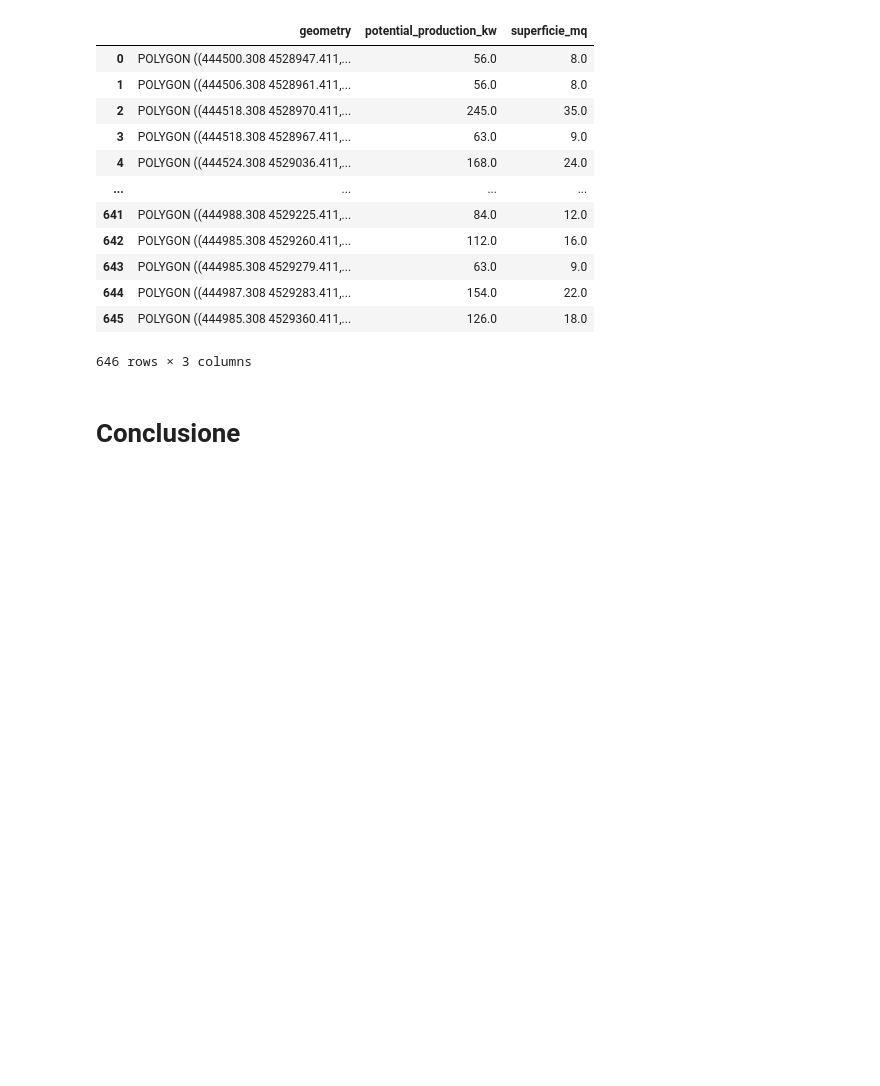
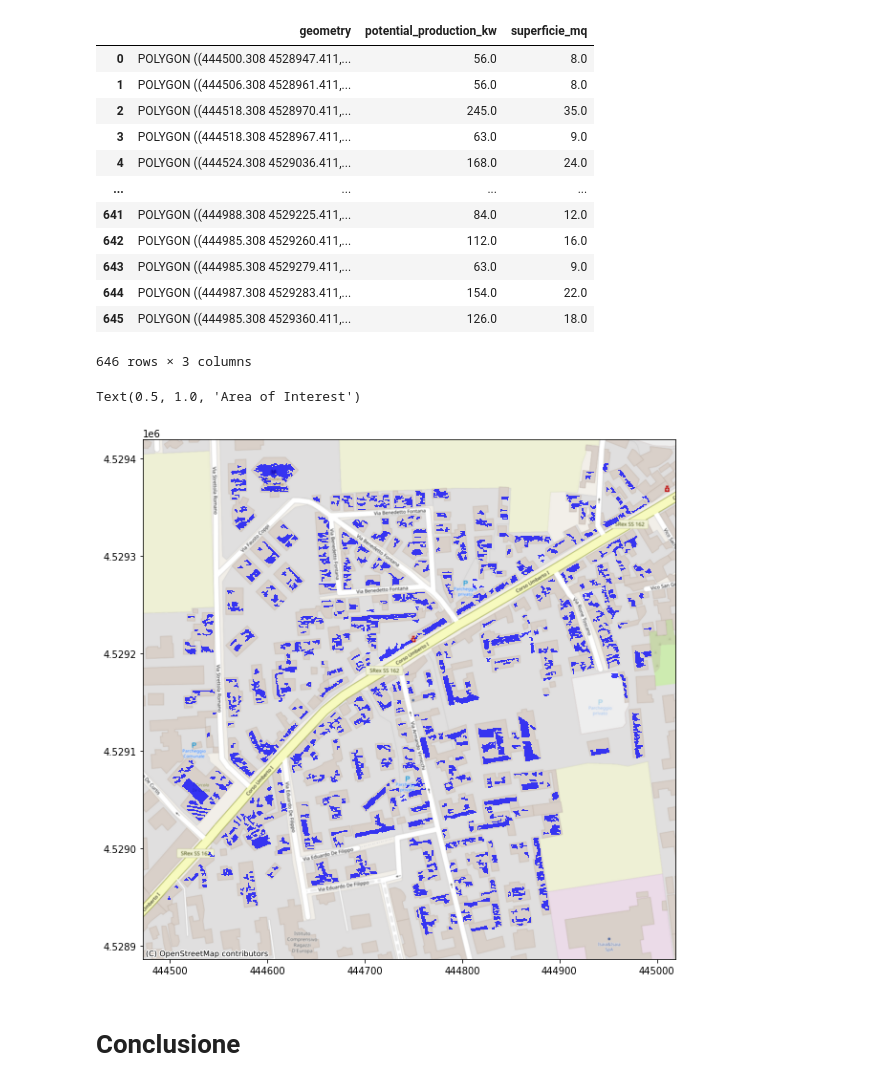
Before and after one commit to MaxDragonheart/PyGIS-Blog, a Jupyter notebook: _notebooks/2022-05-21-verificare-il-potenziale-fotovoltaico-di-un-tetto.ipynb, the cells around one changed output. Cells and saved outputs as stored; diff of their text form; code cells hidden in the pictures; blank space fills up the shorter version.

```diff
--- a/_notebooks/2022-05-21-verificare-il-potenziale-fotovoltaico-di-un-tetto.ipynb
+++ b/_notebooks/2022-05-21-verificare-il-potenziale-fotovoltaico-di-un-tetto.ipynb
@@ -458,3 +456,10 @@ final_analysis.to_file('/home/max/DEV/test-data/output-data/final_analysis.shp')
+# %%
+final_view = final_analysis.plot(alpha=0.75, color="blue", figsize=(10, 10))
+cx.add_basemap(final_view, crs=final_analysis.crs.to_string(), source=cx.providers.OpenStreetMap.Mapnik)
+aoi.set_title("Area of Interest")
+# %% [output]
+Text(0.5, 1.0, 'Area of Interest')
+[figure, added]
 # %% [markdown]
 # Conclusione
 # %% [markdown]
```
Also changed, not shown: parts of 1 cell of this notebook.
